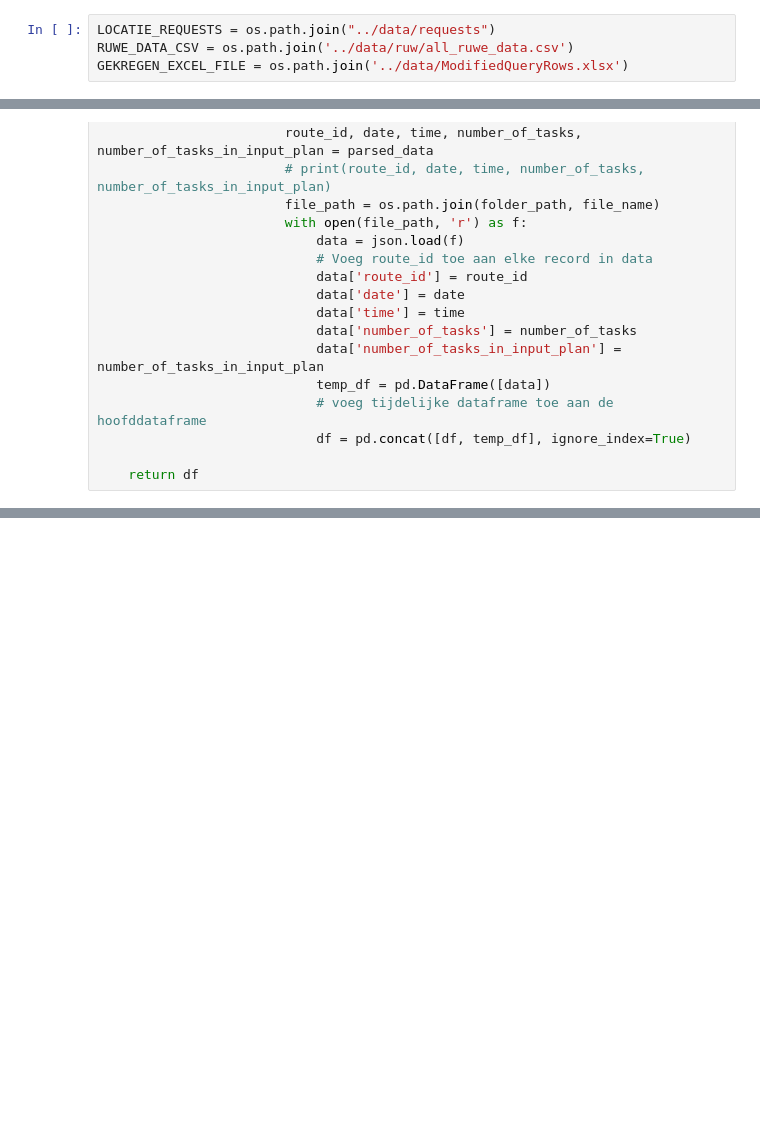
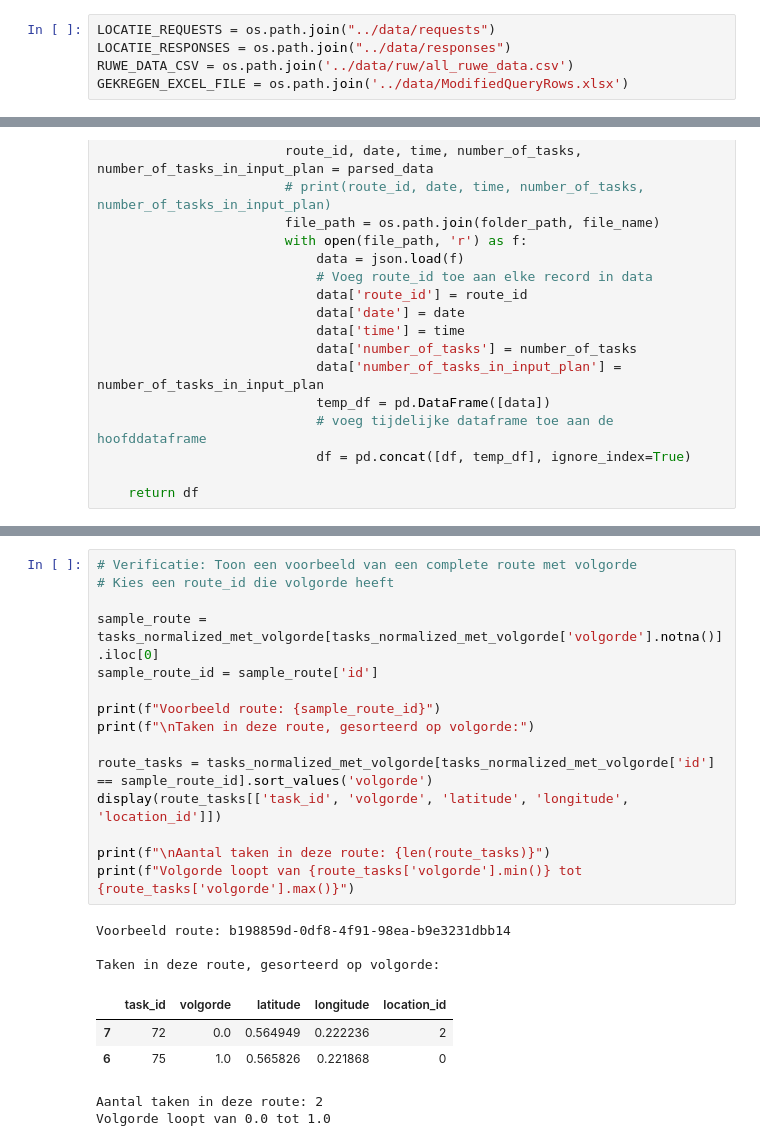
Before and after one commit to katrien-c/opdracht_transport, a Jupyter notebook: notebooks/kco.ipynb, the cells around one changed output, grey strips where cells are left out. Drawn from its saved outputs; the diff is of its cells as text; blank space fills up the shorter version.

```diff
--- a/notebooks/kco.ipynb
+++ b/notebooks/kco.ipynb
@@ -7,5 +7,6 @@ import re
 # %%
 LOCATIE_REQUESTS = os.path.join("../data/requests")
+LOCATIE_RESPONSES = os.path.join("../data/responses")
 RUWE_DATA_CSV = os.path.join('../data/ruw/all_ruwe_data.csv')
 GEKREGEN_EXCEL_FILE = os.path.join('../data/ModifiedQueryRows.xlsx')
 # %%
@@ -310,0 +676,24 @@ display(fixed_tasks_normalized.head())
+# %%
+# Verificatie: Toon een voorbeeld van een complete route met volgorde
+# Kies een route_id die volgorde heeft
+
+sample_route = tasks_normalized_met_volgorde[tasks_normalized_met_volgorde['volgorde'].notna()].iloc[0]
+sample_route_id = sample_route['id']
+
+print(f"Voorbeeld route: {sample_route_id}")
+print(f"\nTaken in deze route, gesorteerd op volgorde:")
+
+route_tasks = tasks_normalized_met_volgorde[tasks_normalized_met_volgorde['id'] == sample_route_id].sort_values('volgorde')
+display(route_tasks[['task_id', 'volgorde', 'latitude', 'longitude', 'location_id']])
+
+print(f"\nAantal taken in deze route: {len(route_tasks)}")
+print(f"Volgorde loopt van {route_tasks['volgorde'].min()} tot {route_tasks['volgorde'].max()}")
+# %% [output]
+Voorbeeld route: b198859d-0df8-4f91-98ea-b9e3231dbb14
+
+Taken in deze route, gesorteerd op volgorde:
+|  | task_id | volgorde | latitude | longitude | location_id |
+| 7 | 72 | 0.0 | 0.564949 | 0.222236 | 2 |
+| 6 | 75 | 1.0 | 0.565826 | 0.221868 | 0 |
+Aantal taken in deze route: 2
+Volgorde loopt van 0.0 tot 1.0
```
Also changed, not shown: parts of 13 cells of this notebook.
